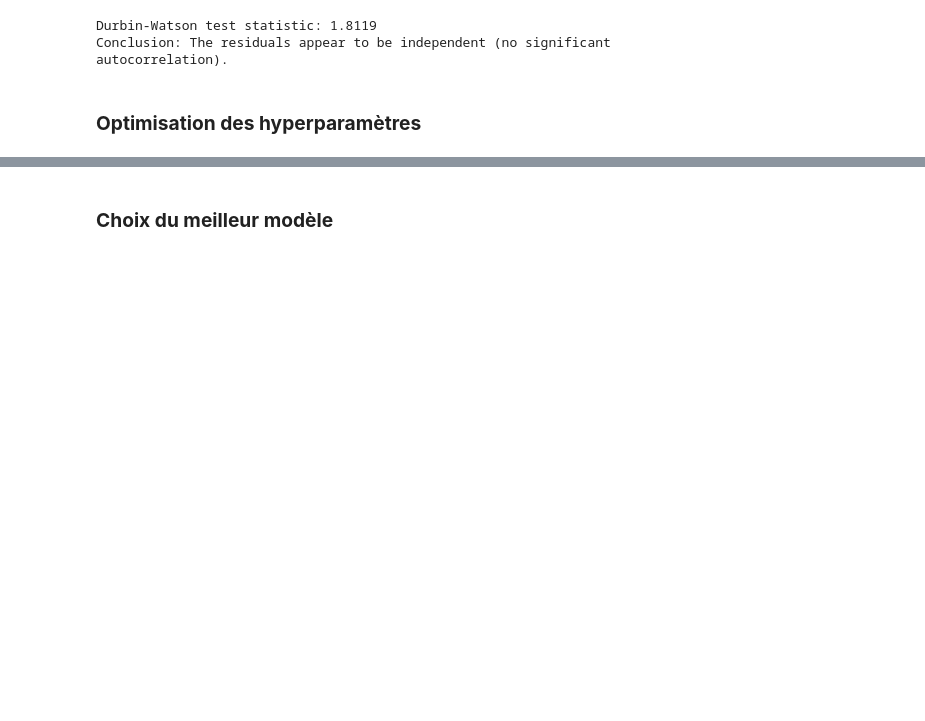
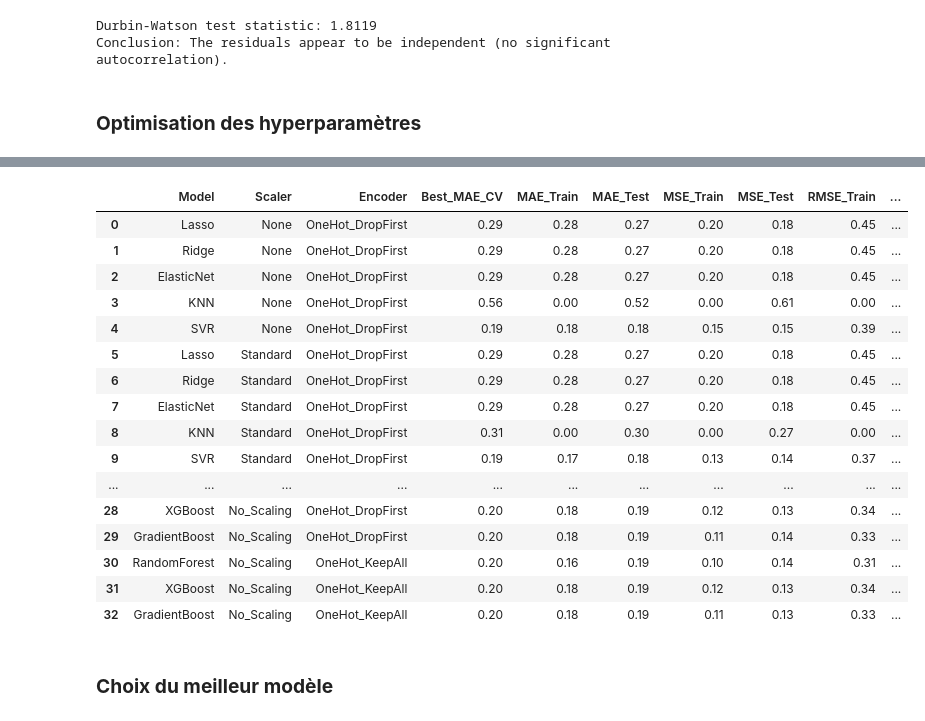
Before and after one commit to ahmadouniass/Medical-cost-prediction, a Jupyter notebook: Modélisation/Modelisation.ipynb, the cells around one changed output, grey strips where cells are left out. Saved outputs shown, nothing was run; the diff lists cells and outputs as text; code cells hidden in the pictures; blank space fills up the shorter version.

```diff
--- a/Modélisation/Modelisation.ipynb
+++ b/Modélisation/Modelisation.ipynb
@@ -612,5 +613,6 @@ def optimize_hyperparameters(X_train, y_train, X_test, y_test, num_features, cat
 # %%
-df_tuning, best_models_dict = optimize_hyperparameters(X_train, y_train, X_test, y_test, num_features, cat_features, non_ensemble_scaling, scalers, encoder_non_assembliste, 'neg_mean_absolute_error')
+#Application aux modèles non ensemblistes sensible au scaling
+df_tuning1, best_models_dict1 = optimize_hyperparameters(X_train, y_train, X_test, y_test, num_features, cat_features, non_ensemble_scaling, scalers, encoder_non_assembliste, 'neg_mean_absolute_error')
 # %% [output]
 --- Tuning with Scaler: None, Encoder: OneHot_DropFirst ---
 Optimisation de Lasso...
@@ -627,6 +653,27 @@ df_tuning3, best_models_dict3 = optimize_hyperparameters(X_train, y_train, X_tes
 # %%
-results = pd.concat([df_tuning, df_tuning2, df_tuning3],ignore_index=True)
+#Concaténation des trois tables
+results = pd.concat([df_tuning1, df_tuning2, df_tuning3],ignore_index=True)
+
+# Affichage stylisé du resultat final
 style_results(results)
+# %% [output]
+|  | Model | Scaler | Encoder | Best_MAE_CV | MAE_Train | MAE_Test | MSE_Train | MSE_Test | RMSE_Train | ... |
+| 0 | Lasso | None | OneHot_DropFirst | 0.29 | 0.28 | 0.27 | 0.20 | 0.18 | 0.45 | ... |
+| 1 | Ridge | None | OneHot_DropFirst | 0.29 | 0.28 | 0.27 | 0.20 | 0.18 | 0.45 | ... |
+| 2 | ElasticNet | None | OneHot_DropFirst | 0.29 | 0.28 | 0.27 | 0.20 | 0.18 | 0.45 | ... |
+| 3 | KNN | None | OneHot_DropFirst | 0.56 | 0.00 | 0.52 | 0.00 | 0.61 | 0.00 | ... |
+| 4 | SVR | None | OneHot_DropFirst | 0.19 | 0.18 | 0.18 | 0.15 | 0.15 | 0.39 | ... |
+| 5 | Lasso | Standard | OneHot_DropFirst | 0.29 | 0.28 | 0.27 | 0.20 | 0.18 | 0.45 | ... |
+| 6 | Ridge | Standard | OneHot_DropFirst | 0.29 | 0.28 | 0.27 | 0.20 | 0.18 | 0.45 | ... |
+| 7 | ElasticNet | Standard | OneHot_DropFirst | 0.29 | 0.28 | 0.27 | 0.20 | 0.18 | 0.45 | ... |
+| 8 | KNN | Standard | OneHot_DropFirst | 0.31 | 0.00 | 0.30 | 0.00 | 0.27 | 0.00 | ... |
+| 9 | SVR | Standard | OneHot_DropFirst | 0.19 | 0.17 | 0.18 | 0.13 | 0.14 | 0.37 | ... |
+| ... | ... | ... | ... | ... | ... | ... | ... | ... | ... | ... |
+| 28 | XGBoost | No_Scaling | OneHot_DropFirst | 0.20 | 0.18 | 0.19 | 0.12 | 0.13 | 0.34 | ... |
+| 29 | GradientBoost | No_Scaling | OneHot_DropFirst | 0.20 | 0.18 | 0.19 | 0.11 | 0.14 | 0.33 | ... |
+| 30 | RandomForest | No_Scaling | OneHot_KeepAll | 0.20 | 0.16 | 0.19 | 0.10 | 0.14 | 0.31 | ... |
+| 31 | XGBoost | No_Scaling | OneHot_KeepAll | 0.20 | 0.18 | 0.19 | 0.12 | 0.13 | 0.34 | ... |
+| 32 | GradientBoost | No_Scaling | OneHot_KeepAll | 0.20 | 0.18 | 0.19 | 0.11 | 0.13 | 0.33 | ... |
 # %% [markdown]
 ### **Choix du meilleur modèle**
 # %% [markdown]
```
Also changed, not shown: parts of 33 cells of this notebook.
